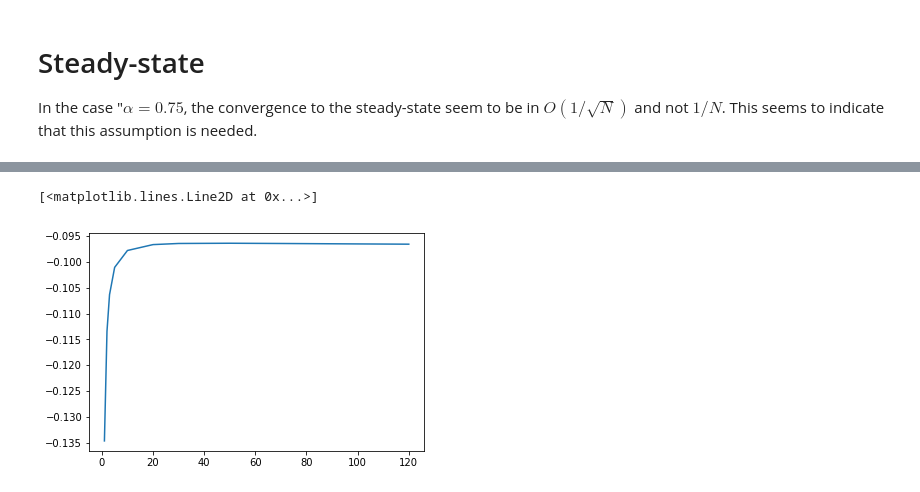
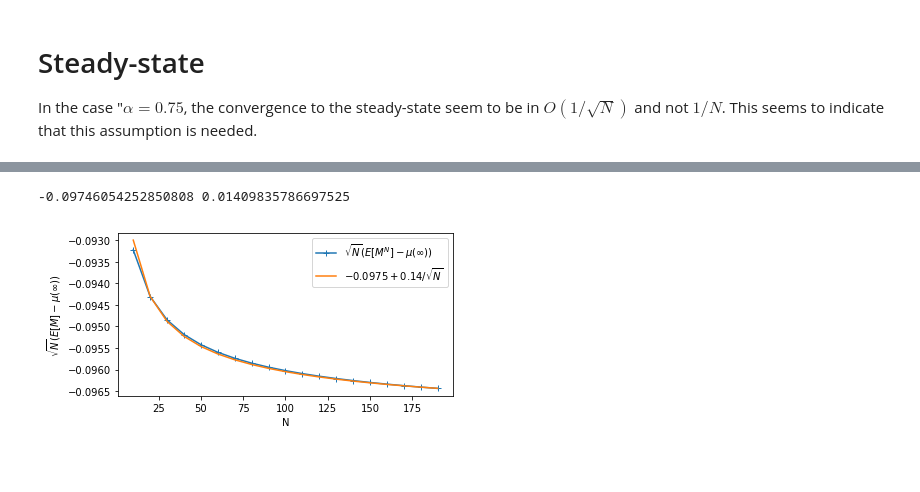
Before and after one commit to ngast/RefinedMeanField_SynchronousPopulation, a Jupyter notebook: simu/unstable1Dmodel.ipynb, the cells around one changed output, grey strips where cells are left out. Drawn from its saved outputs; the diff is of its cells as text; code cells hidden in the pictures; blank space fills up the shorter version.

```diff
--- a/simu/unstable1Dmodel.ipynb
+++ b/simu/unstable1Dmodel.ipynb
@@ -172,6 +187,3 @@ def steady(N):
     ss = ss/sum(ss)
     #print(ss)
     return(np.real(averageValue(ss)))
-# %%
-for N in [10,20,30,50,100]:
-    print(N*(steady(N)-pi))
@@ -184,2 +190,6 @@ for N in [10,20,30,50,100]:
 # %%
+myN = np.arange(10,200,10)
 errorMF = np.array([(steady(N)-pi) for N in myN])
+
+for (i,N) in enumerate(myN):
+    print(N,N*(errorMF[i]-pi))
@@ -186,5 +216,17 @@ errorMF = np.array([(steady(N)-pi) for N in myN])
-# %%
-plt.plot(myN,np.array(errorMF)*np.sqrt(1+myN))
-# %% [output]
-[<matplotlib.lines.Line2D at 0x...>]
-[figure, removed]
+# %%
+f = plt.figure()
+f.set_size_inches(6,3)
+V = np.array(errorMF)*np.sqrt(myN)
+plt.plot(myN,V,'+-')
+b = (V[-1]-V[1])/(1/np.sqrt(190)-1/np.sqrt(20))
+a = V[-1]-b/np.sqrt(190)
+print(a,b)
+#a=-0.09746; b=0.0141
+plt.plot(myN, a+b/np.sqrt(myN))
+plt.legend(('$\sqrt{N}(E[M^N]-\mu(\infty))$','$-0.0975+0.14 / \sqrt{N}$'))
+plt.xlabel('N')
+plt.ylabel(r'$\sqrt{N}(E[M]-\mu(\infty))$')
+f.savefig('unstable1D_steadyState.pdf',bbox_inches='tight')
+# %% [output]
+-0.09746054252850808 0.01409835786697525
+[figure, added]
```
Also changed, not shown: parts of 10 cells of this notebook.
